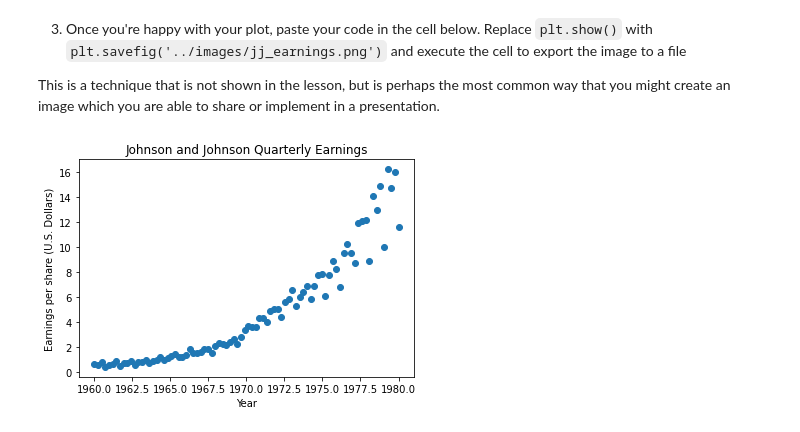
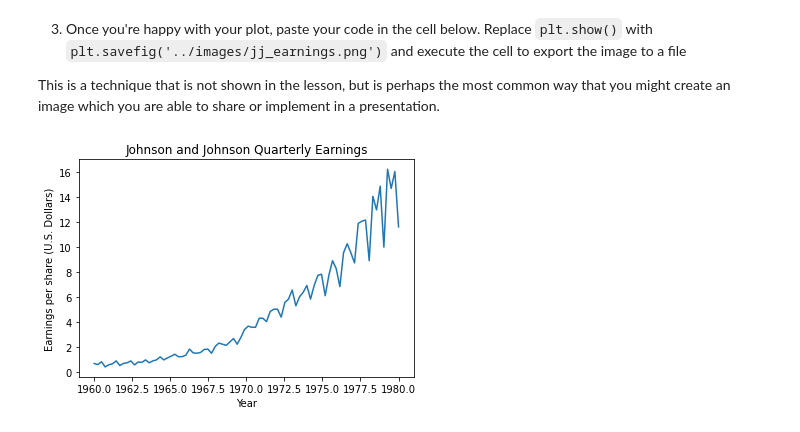
Before and after one commit to JeffBaksa/ds-precourse-scatterplots, a Jupyter notebook: notebooks/scatter_plots.ipynb, the cells around one changed output. Cells and saved outputs as stored; diff of their text form; code cells hidden in the pictures.

```diff
--- a/notebooks/scatter_plots.ipynb
+++ b/notebooks/scatter_plots.ipynb
@@ -222,10 +222,10 @@ plt.show()
 This is a technique that is not shown in the lesson, but is perhaps the most common way that you might create an image which you are able to share or implement in a presentation.
 # %%
 # Code to save figure
-plt.scatter(x_year, y_earnings)
+plt.plot(x_year, y_earnings)
 plt.title('Johnson and Johnson Quarterly Earnings')
 plt.xlabel('Year')
 plt.ylabel('Earnings per share (U.S. Dollars)')
 plt.savefig('../images/jj_earnings.png')
 # %% [output]
-[figure, old version]
+[figure, new version]
```
Also changed, not shown: parts of 1 cell of this notebook, 1 other file.
